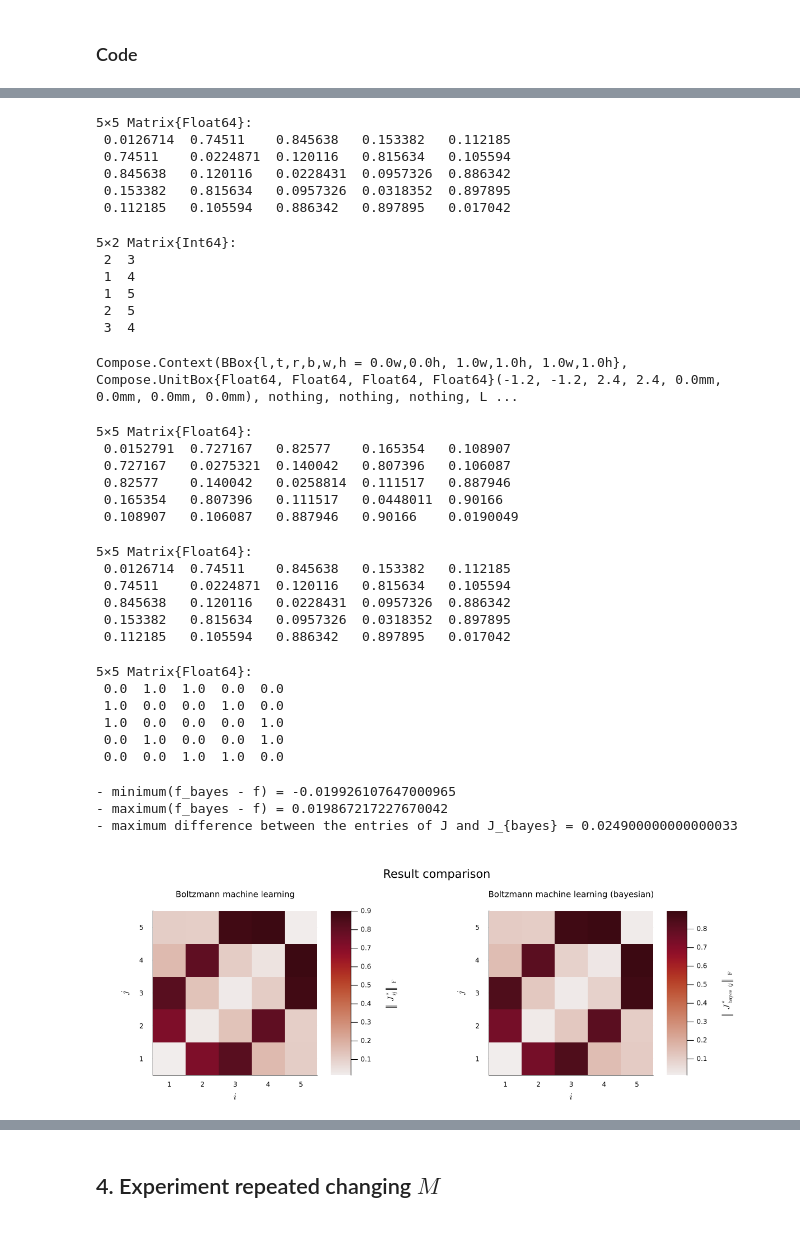
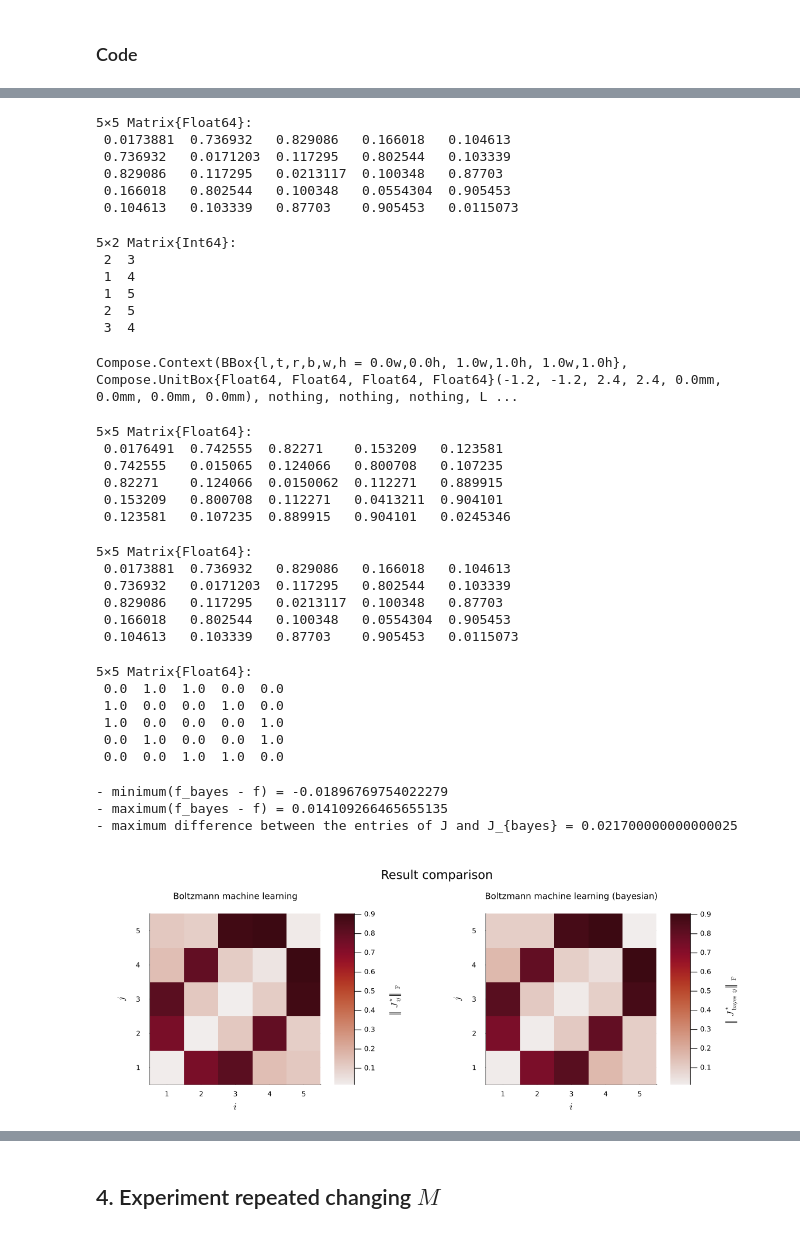
Before and after one commit to caporali/models_and_algorithms_project, a Jupyter notebook: project/main.ipynb, the cells around one changed output, grey strips where cells are left out. Saved outputs shown, nothing was run; the diff lists cells and outputs as text; code cells hidden in the pictures.

```diff
--- a/project/main.ipynb
+++ b/project/main.ipynb
@@ -163,7 +163,7 @@ function metropolis_hastings_step(x::Vector{Int64}, J_struct::PottsParam)
 
 	# 1. draw uniformly an index and a new configuration
 	k = rand(1:n)
-	z = rand(1:q)
+	z = rand(1:(q - 1))
 
 	# 2. compute the acceptance ratio
 	a = 0
@@ -576,11 +577,11 @@ nodefillc = [colorant"lightseagreen", colorant"red" , colorant"orange", colorant
 gplot(g_bayes, nodefillc = nodefillc, layout = circular_layout, nodelabel = nodelabel, nodelabelangleoffset = π/4)
 # %% [output]
 5×5 Matrix{Float64}:
- 0.0126714  0.74511    0.845638   0.153382   0.112185
- 0.74511    0.0224871  0.120116   0.815634   0.105594
- 0.845638   0.120116   0.0228431  0.0957326  0.886342
- 0.153382   0.815634   0.0957326  0.0318352  0.897895
- 0.112185   0.105594   0.886342   0.897895   0.017042
+ 0.0173881  0.736932   0.829086   0.166018   0.104613
+ 0.736932   0.0171203  0.117295   0.802544   0.103339
+ 0.829086   0.117295   0.0213117  0.100348   0.87703
+ 0.166018   0.802544   0.100348   0.0554304  0.905453
+ 0.104613   0.103339   0.87703    0.905453   0.0115073
 5×2 Matrix{Int64}:
  2  3
  1  4
@@ -591,45 +592,45 @@ Compose.Context(BBox{l,t,r,b,w,h = 0.0w,0.0h, 1.0w,1.0h, 1.0w,1.0h}, Compose.Uni
 # %%
 # comparison J, J_bayes
 display(f)
 display(f_bayes)
 display(f_gt)
 
 print("- minimum(f_bayes - f) = " , minimum(f_bayes - f), "\n- maximum(f_bayes - f) = ", maximum(f_bayes - f), "\n")
 J_diff = PottsParam(n, q)
 J_diff.main .= J_bayes.main - J.main
 print("- maximum difference between the entries of J and J_{bayes} = ", maxabs_parameter(J_diff))
 
 plot_f = heatmap(f, xlabel = L"i", ylabel = L"j", title = "Boltzmann machine learning",
 	titlefontsize = 10, colorbar_title = L"\left\Vert J^{\star}_{ij} \right\Vert_{\operatorname{F}}",
 	aspect_ratio = 1, xlim = (0.5, 5.5), c = :amp)
 plot_f_bayes = heatmap(f_bayes, xlabel = L"i", ylabel = L"j", title = "Boltzmann machine learning (bayesian)",
 	titlefontsize = 10, colorbar_title = L"\left\Vert J_{\operatorname{bayes}}^{\star}_{ij} \right\Vert_{\operatorname{F}}",
 	aspect_ratio = 1, xlim = (0.5, 5.5), c = :amp)
 plot(plot_f, plot_f_bayes, layout = @layout([B C]), legend = false, plot_title = "\nResult comparison",
-	plot_titlefontsize = 14, plot_titlevspan = 0.15, size = (1200, 450), margin = 5Plots.mm)
+	plot_titlefontsize = 14, plot_titlevspan = 0.15, size = (1150, 450), margin = 5Plots.mm)
 # %% [output]
 5×5 Matrix{Float64}:
- 0.0152791  0.727167   0.82577    0.165354   0.108907
- 0.727167   0.0275321  0.140042   0.807396   0.106087
- 0.82577    0.140042   0.0258814  0.111517   0.887946
- 0.165354   0.807396   0.111517   0.0448011  0.90166
- 0.108907   0.106087   0.887946   0.90166    0.0190049
+ 0.0176491  0.742555  0.82271    0.153209   0.123581
+ 0.742555   0.015065  0.124066   0.800708   0.107235
+ 0.82271    0.124066  0.0150062  0.112271   0.889915
+ 0.153209   0.800708  0.112271   0.0413211  0.904101
+ 0.123581   0.107235  0.889915   0.904101   0.0245346
 5×5 Matrix{Float64}:
- 0.0126714  0.74511    0.845638   0.153382   0.112185
- 0.74511    0.0224871  0.120116   0.815634   0.105594
- 0.845638   0.120116   0.0228431  0.0957326  0.886342
- 0.153382   0.815634   0.0957326  0.0318352  0.897895
- 0.112185   0.105594   0.886342   0.897895   0.017042
+ 0.0173881  0.736932   0.829086   0.166018   0.104613
+ 0.736932   0.0171203  0.117295   0.802544   0.103339
+ 0.829086   0.117295   0.0213117  0.100348   0.87703
+ 0.166018   0.802544   0.100348   0.0554304  0.905453
+ 0.104613   0.103339   0.87703    0.905453   0.0115073
 5×5 Matrix{Float64}:
  0.0  1.0  1.0  0.0  0.0
  1.0  0.0  0.0  1.0  0.0
  1.0  0.0  0.0  0.0  1.0
  0.0  1.0  0.0  0.0  1.0
  0.0  0.0  1.0  1.0  0.0
-- minimum(f_bayes - f) = -0.019926107647000965
-- maximum(f_bayes - f) = 0.019867217227670042
-- maximum difference between the entries of J and J_{bayes} = 0.024900000000000033
+- minimum(f_bayes - f) = -0.01896769754022279
+- maximum(f_bayes - f) = 0.014109266465655135
+- maximum difference between the entries of J and J_{bayes} = 0.021700000000000025
-[figure, old version]
+[figure, new version]
 # %% [markdown]
 ## Remark
 
```
Also changed, not shown: parts of 12 cells of this notebook, 1 other file.
